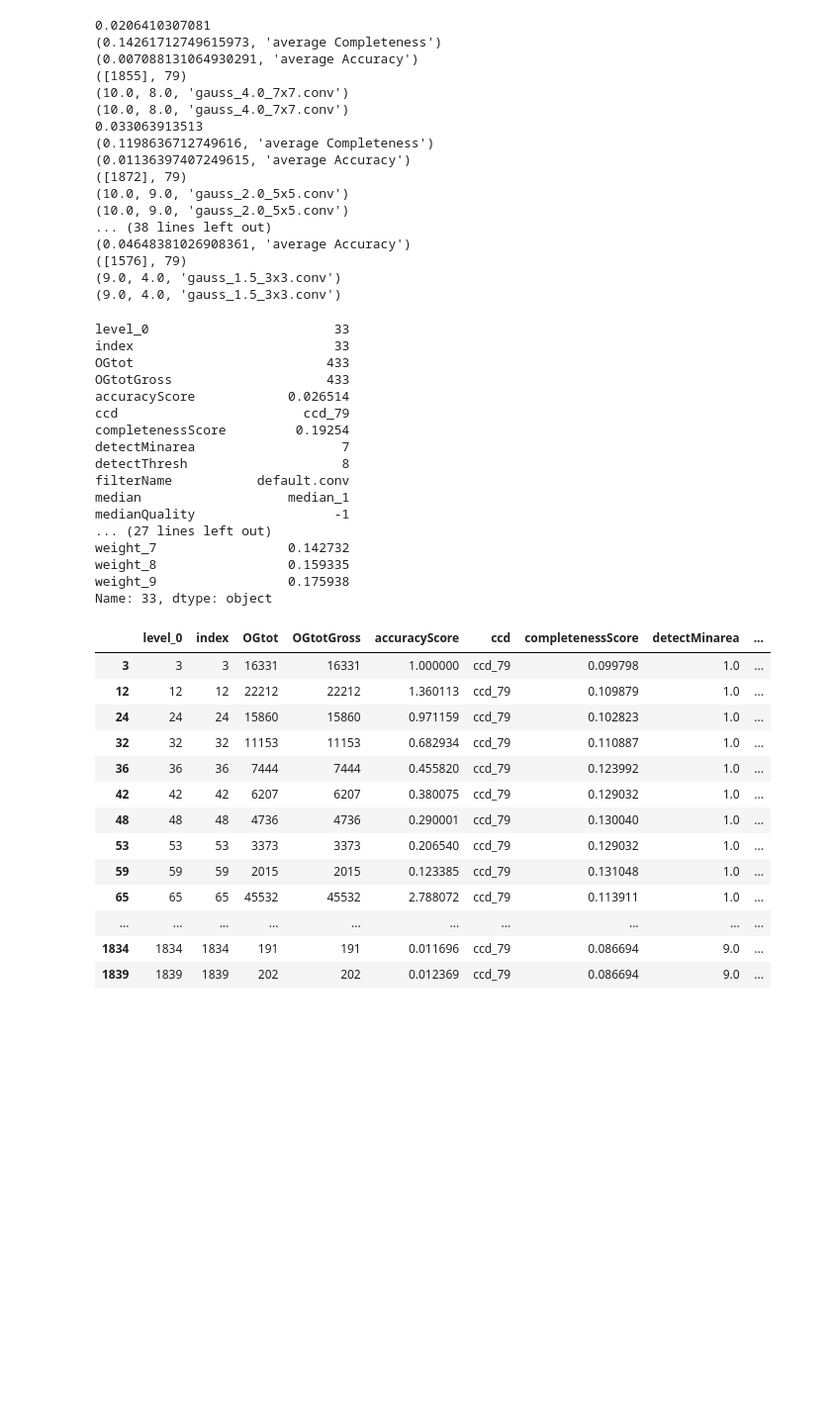
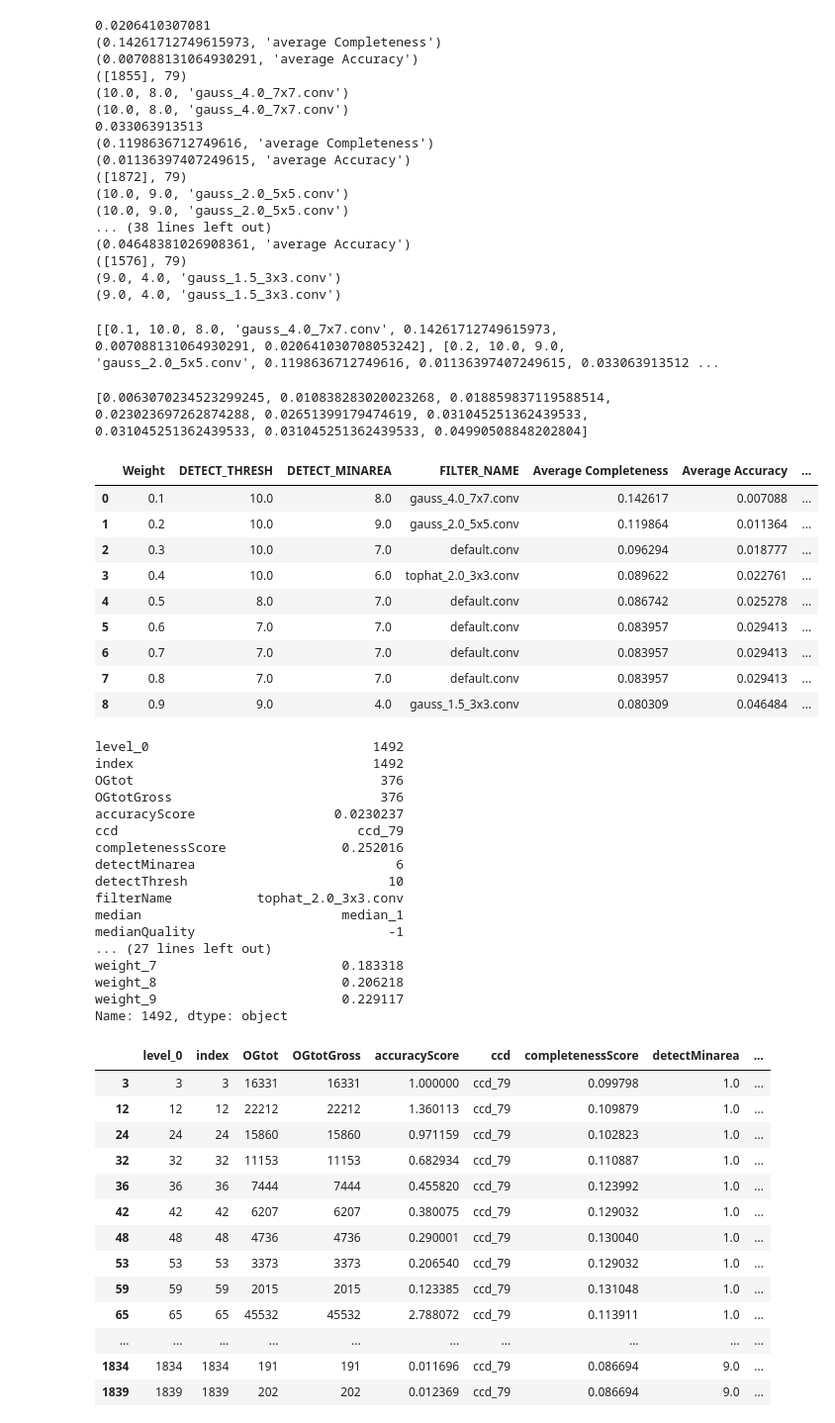
Before and after one commit to mj1e16lsst/keplerPhotometry, a Jupyter notebook: bigGraphsMate.ipynb, the cells around one changed output. Shown at 99% size. Cells and saved outputs as stored; diff of their text form; code cells hidden in the pictures; blank space fills up the shorter version.

```diff
--- a/bigGraphsMate.ipynb
+++ b/bigGraphsMate.ipynb
@@ -136,6 +136,8 @@ for w in [1,2,3,4,5,6,7,8,9]:
 (0.04648381026908361, 'average Accuracy')
 ([1576], 79)
 # %%
+bestofweights = []
+rows = []
 for w in [1,2,3,4,5,6,7,8,9]:
     quality = []
     qualitycomp = []
@@ -176,11 +178,14 @@ for w in [1,2,3,4,5,6,7,8,9]:
 
 
     bestIndexes = [i for i,x in enumerate(averageQuality) if x == bestQ]
+    bestofweights.append(bestIndexes[0])
     print(averageComp[bestIndexes[0]],'average Completeness')
     print(averageAcc[bestIndexes[0]],'average Accuracy')
     print(bestIndexes,im)
     print(dThresh[bestIndexes[0]],dMinarea[bestIndexes[0]],Filt[bestIndexes[0]])
     print(dThresh2[bestIndexes[0]],dMinarea2[bestIndexes[0]],Filt2[bestIndexes[0]])
+
+    rows.append([w/10.,dThresh[bestIndexes[0]],dMinarea[bestIndexes[0]],Filt[bestIndexes[0]],averageComp[bestIndexes[0]],averageAcc[bestIndexes[0]],bestQ])
 # %% [output]
 0.0206410307081
 (0.14261712749615973, 'average Completeness')
@@ -199,5 +204,37 @@ for w in [1,2,3,4,5,6,7,8,9]:
 ([1576], 79)
 (9.0, 4.0, 'gauss_1.5_3x3.conv')
 (9.0, 4.0, 'gauss_1.5_3x3.conv')
+# %%
+print(rows)
+# %% [output]
+[[0.1, 10.0, 8.0, 'gauss_4.0_7x7.conv', 0.14261712749615973, 0.007088131064930291, 0.020641030708053242], [0.2, 10.0, 9.0, 'gauss_2.0_5x5.conv', 0.1198636712749616, 0.01136397407249615, 0.033063913512 ...
 # %%
 defselect = dfsort[(dfsort['detectThresh']==10)&(dfsort['detectMinarea']==6)&(dfsort['filterName']=='tophat_2.0_3x3.conv')]
+# %%
+accuracy = [dfsort.iloc[x]['accuracyScore'] for x in bestofweights]
+completeness = [dfsort.iloc[x]['completenessScore'] for x in bestofweights]
+detectMinarea = [dfsort.iloc[x]['detectMinarea'] for x in bestofweights]
+detectThresh = [dfsort.iloc[x]['detectThresh'] for x in bestofweights]
+filterName = [dfsort.iloc[x]['filterName'] for x in bestofweights]
+# = [dfsort.iloc[x][''] for x in bestofweights]
+
+
+
+print(accuracy)
+# %% [output]
+[0.0063070234523299245, 0.010838283020023268, 0.018859837119588514, 0.023023697262874288, 0.02651399179474619, 0.031045251362439533, 0.031045251362439533, 0.031045251362439533, 0.04990508848202804]
+# %%
+dfnew = pd.DataFrame(rows,columns=['Weight','DETECT_THRESH','DETECT_MINAREA','FILTER_NAME','Average Completeness','Average Accuracy','Average Score'])
+# %%
+dfnew
+# %% [output]
+|  | Weight | DETECT_THRESH | DETECT_MINAREA | FILTER_NAME | Average Completeness | Average Accuracy | ... |
+| 0 | 0.1 | 10.0 | 8.0 | gauss_4.0_7x7.conv | 0.142617 | 0.007088 | ... |
+| 1 | 0.2 | 10.0 | 9.0 | gauss_2.0_5x5.conv | 0.119864 | 0.011364 | ... |
+| 2 | 0.3 | 10.0 | 7.0 | default.conv | 0.096294 | 0.018777 | ... |
+| 3 | 0.4 | 10.0 | 6.0 | tophat_2.0_3x3.conv | 0.089622 | 0.022761 | ... |
+| 4 | 0.5 | 8.0 | 7.0 | default.conv | 0.086742 | 0.025278 | ... |
+| 5 | 0.6 | 7.0 | 7.0 | default.conv | 0.083957 | 0.029413 | ... |
+| 6 | 0.7 | 7.0 | 7.0 | default.conv | 0.083957 | 0.029413 | ... |
+| 7 | 0.8 | 7.0 | 7.0 | default.conv | 0.083957 | 0.029413 | ... |
+| 8 | 0.9 | 9.0 | 4.0 | gauss_1.5_3x3.conv | 0.080309 | 0.046484 | ... |
@@ -204,23 +243,23 @@ defselect = dfsort[(dfsort['detectThresh']==10)&(dfsort['detectMinarea']==6)&(df
 # %%
-dfsort.iloc[1449]
+dfsort.iloc[1822]
 # %% [output]
-level_0                        33
-index                          33
-OGtot                         433
-OGtotGross                    433
-accuracyScore            0.026514
-ccd                        ccd_79
-completenessScore         0.19254
-detectMinarea                   7
-detectThresh                    8
-filterName           default.conv
-median                   median_1
-medianQuality                  -1
+level_0                             1492
+index                               1492
+OGtot                                376
+OGtotGross                           376
+accuracyScore                  0.0230237
+ccd                               ccd_79
+completenessScore               0.252016
+detectMinarea                          6
+detectThresh                          10
+filterName           tophat_2.0_3x3.conv
+median                          median_1
+medianQuality                         -1
 ... (27 lines left out)
-weight_7                 0.142732
-weight_8                 0.159335
-weight_9                 0.175938
-Name: 33, dtype: object
+weight_7                        0.183318
+weight_8                        0.206218
+weight_9                        0.229117
+Name: 1492, dtype: object
 # %%
 0.0495053840753
 # %%
```
Also changed, not shown: parts of 2 cells of this notebook, 12 other files.
